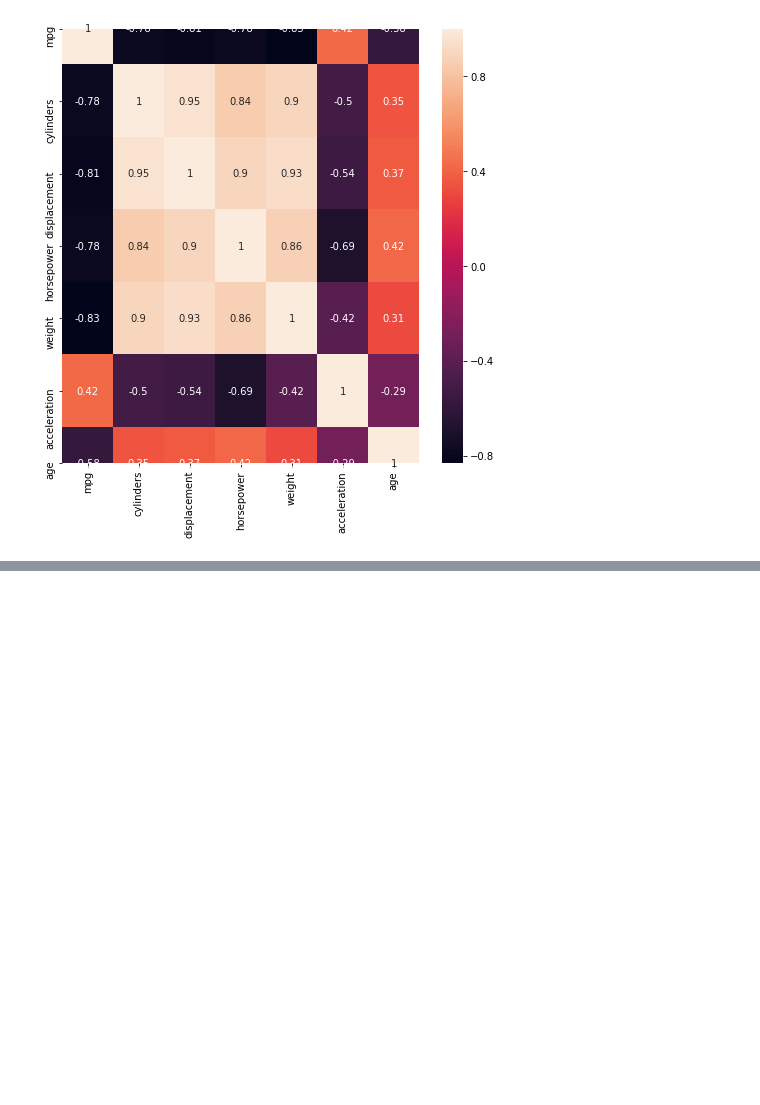
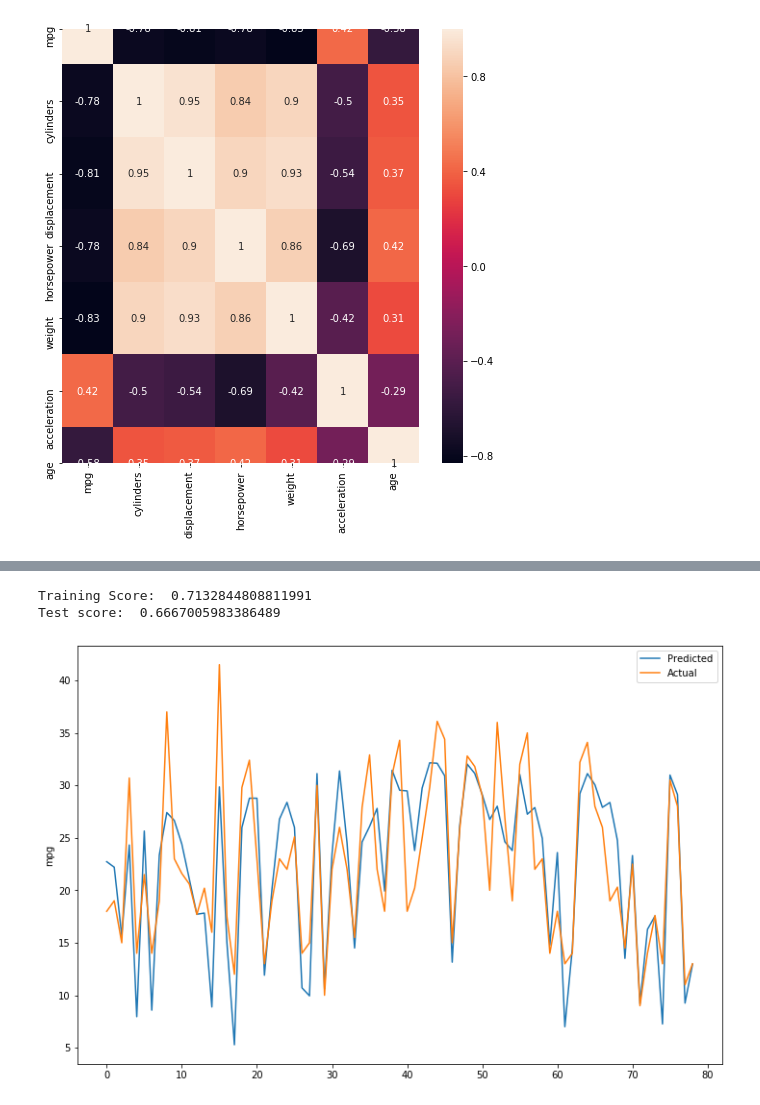
Before and after one commit to PriyaVj-UW/DS-Playground, a Jupyter notebook: AutomobileMpg - Linear regression with regularization.ipynb, the cells around one changed output, grey strips where cells are left out. Drawn from its saved outputs; the diff is of its cells as text; code cells hidden in the pictures; blank space fills up the shorter version.

```diff
--- a/AutomobileMpg - Linear regression with regularization.ipynb
+++ b/AutomobileMpg - Linear regression with regularization.ipynb
@@ -173,0 +235,21 @@ strong multicollinearity or other numerical problems.
+# %%
+def Lasso_Reg(x_train,y_train,alpha = 0.5):
+    model = Lasso(alpha=alpha)
+    model.fit(x_train,y_train)
+
+    return model
+# %%
+result_dict['mpg-Lasso_reg'] = build_model(Lasso_Reg,
+                                          'mpg',
+                                          ['cylinders',
+                                           'weight',
+                                           'horsepower',
+                                           'acceleration',
+                                          'displacement'],
+                                          auto_df,
+                                          show_plot_y = True
+                                         )
+# %% [output]
+Training Score:  0.7132844808811991
+Test score:  0.6667005983386489
+[figure, added]
```
Also changed, not shown: parts of 17 cells of this notebook.
